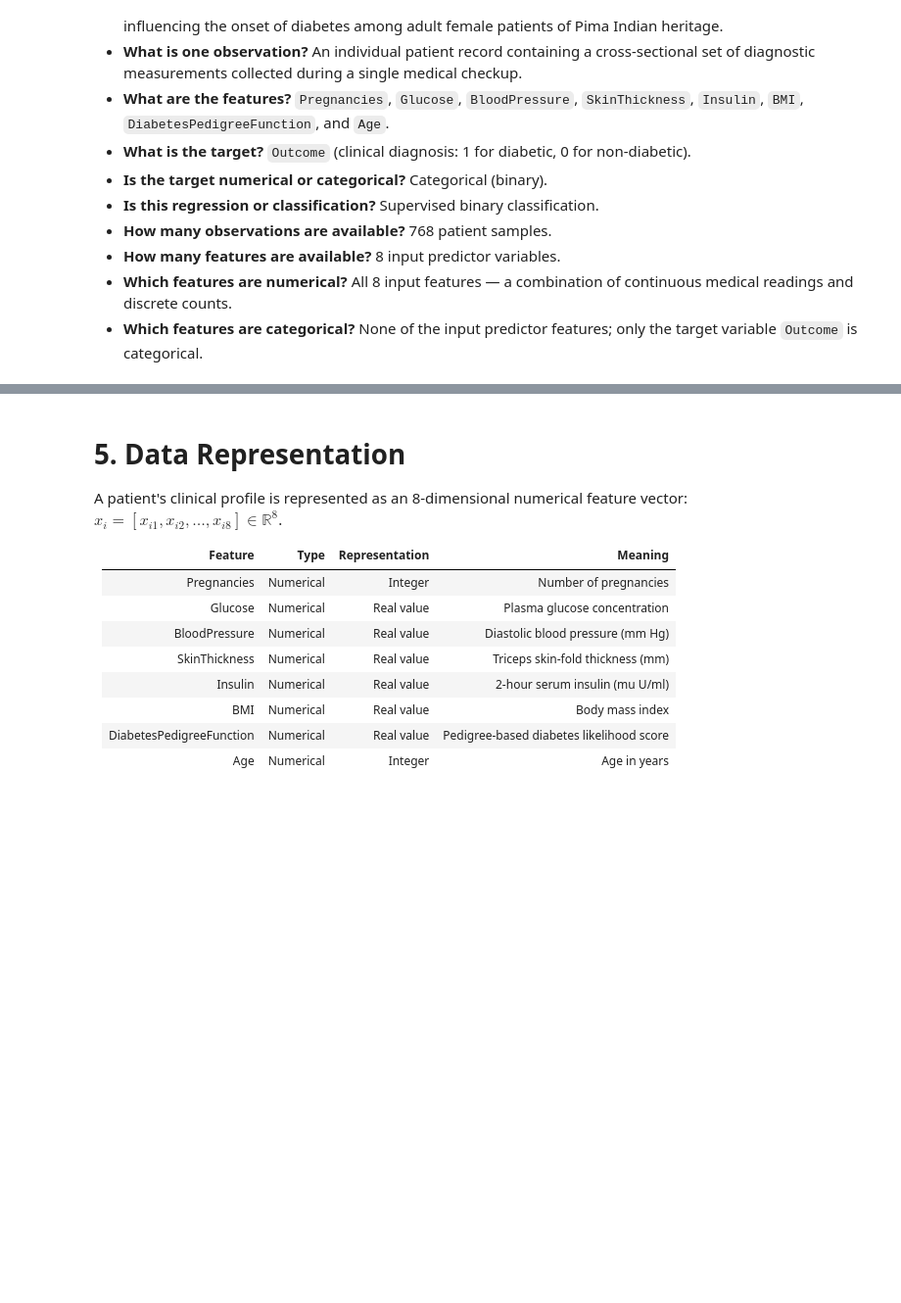
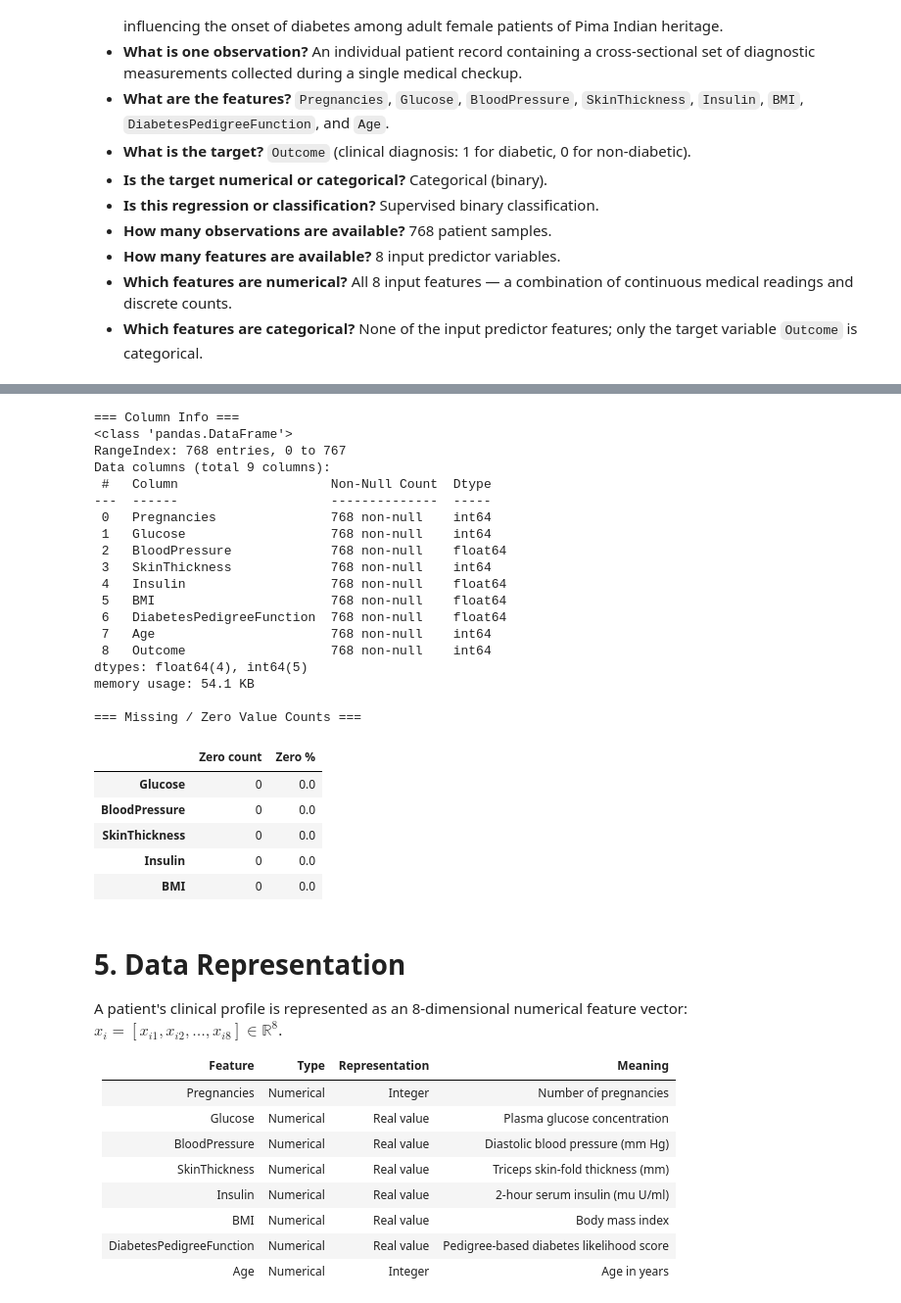
Before and after one commit to dzungluu25/Intelligence_System, a Jupyter notebook: Assignment_1/notebook/Report.ipynb, the cells around one changed output, grey strips where cells are left out. Shown at 98% size. Drawn from its saved outputs; the diff is of its cells as text; code cells hidden in the pictures; blank space fills up the shorter version.

```diff
--- a/Assignment_1_Diabetes/notebook/Report.ipynb
+++ b/Assignment_1/notebook/Report.ipynb
@@ -56,3 +94,38 @@ flowchart LR
+# %%
+print("=== Column Info ===")
+df_raw.info()
+print()
+print("=== Missing / Zero Value Counts ===")
+zero_cols = ["Glucose", "BloodPressure", "SkinThickness", "Insulin", "BMI"]
+zero_counts = (df_raw[zero_cols] == 0).sum().rename("Zero count")
+zero_pct = ((df_raw[zero_cols] == 0).mean() * 100).rename("Zero %").round(1)
+display(pd.concat([zero_counts, zero_pct], axis=1))
+# %% [output]
+=== Column Info ===
+<class 'pandas.DataFrame'>
+RangeIndex: 768 entries, 0 to 767
+Data columns (total 9 columns):
+ #   Column                    Non-Null Count  Dtype
+---  ------                    --------------  -----
+ 0   Pregnancies               768 non-null    int64
+ 1   Glucose                   768 non-null    int64
+ 2   BloodPressure             768 non-null    float64
+ 3   SkinThickness             768 non-null    int64
+ 4   Insulin                   768 non-null    float64
+ 5   BMI                       768 non-null    float64
+ 6   DiabetesPedigreeFunction  768 non-null    float64
+ 7   Age                       768 non-null    int64
+ 8   Outcome                   768 non-null    int64
+dtypes: float64(4), int64(5)
+memory usage: 54.1 KB
+
+=== Missing / Zero Value Counts ===
+|  | Zero count | Zero % |
+| Glucose | 0 | 0.0 |
+| BloodPressure | 0 | 0.0 |
+| SkinThickness | 0 | 0.0 |
+| Insulin | 0 | 0.0 |
+| BMI | 0 | 0.0 |
 # %% [markdown]
 # 5. Data Representation
 
```
Also changed, not shown: parts of 5 cells of this notebook, 47 other files.
